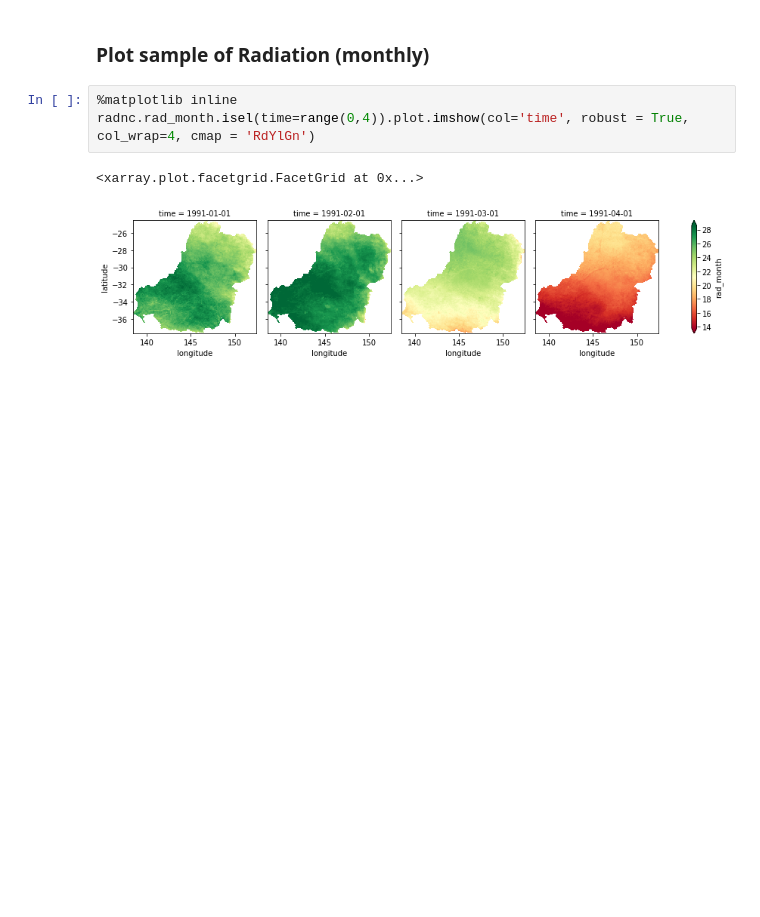
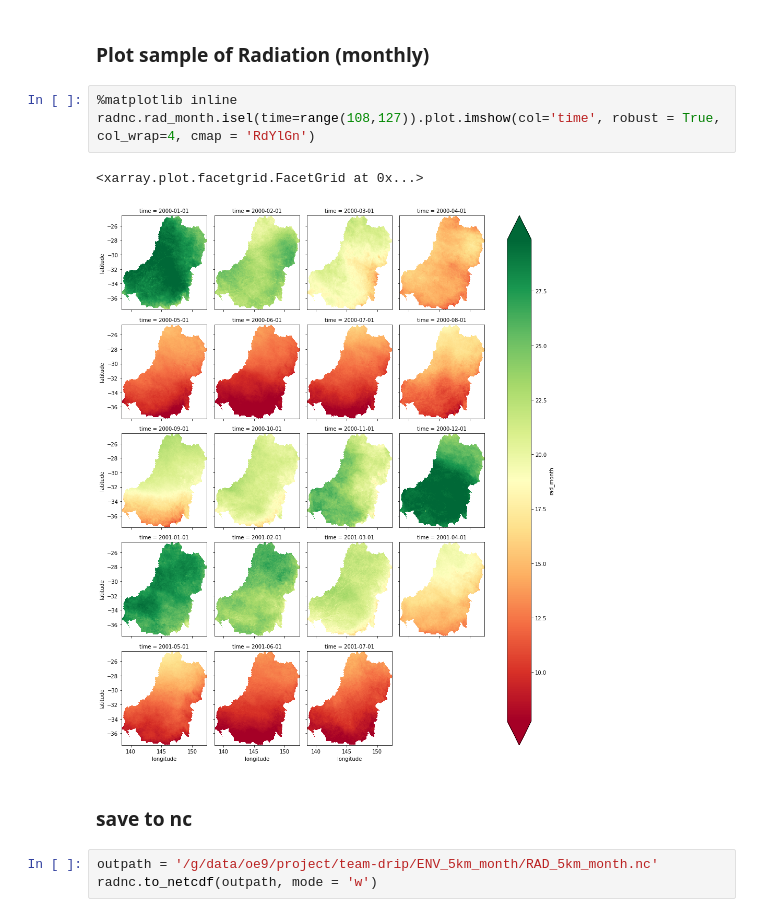
Before and after one commit to ozewex/team-drip, a Jupyter notebook: notebooks/gr/GR_Rs_AWAP_TS_analysis.ipynb, the cells around one changed output. Drawn from its saved outputs; the diff is of its cells as text; blank space fills up the shorter version.

```diff
--- a/notebooks/gr/GR_Rs_AWAP_TS_analysis.ipynb
+++ b/notebooks/gr/GR_Rs_AWAP_TS_analysis.ipynb
@@ -46,7 +46,12 @@ Data variables:
 ### Plot sample of Radiation (monthly)
 # %%
 %matplotlib inline
-radnc.rad_month.isel(time=range(0,4)).plot.imshow(col='time', robust = True, col_wrap=4, cmap = 'RdYlGn')
+radnc.rad_month.isel(time=range(108,127)).plot.imshow(col='time', robust = True, col_wrap=4, cmap = 'RdYlGn')
 # %% [output]
 <xarray.plot.facetgrid.FacetGrid at 0x...>
-[figure, old version]
+[figure, new version]
+# %% [markdown]
+### save to nc
+# %%
+outpath = '/g/data/oe9/project/team-drip/ENV_5km_month/RAD_5km_month.nc'
+radnc.to_netcdf(outpath, mode = 'w')
```
Also changed, not shown: parts of 1 cell of this notebook, 8 other files.
